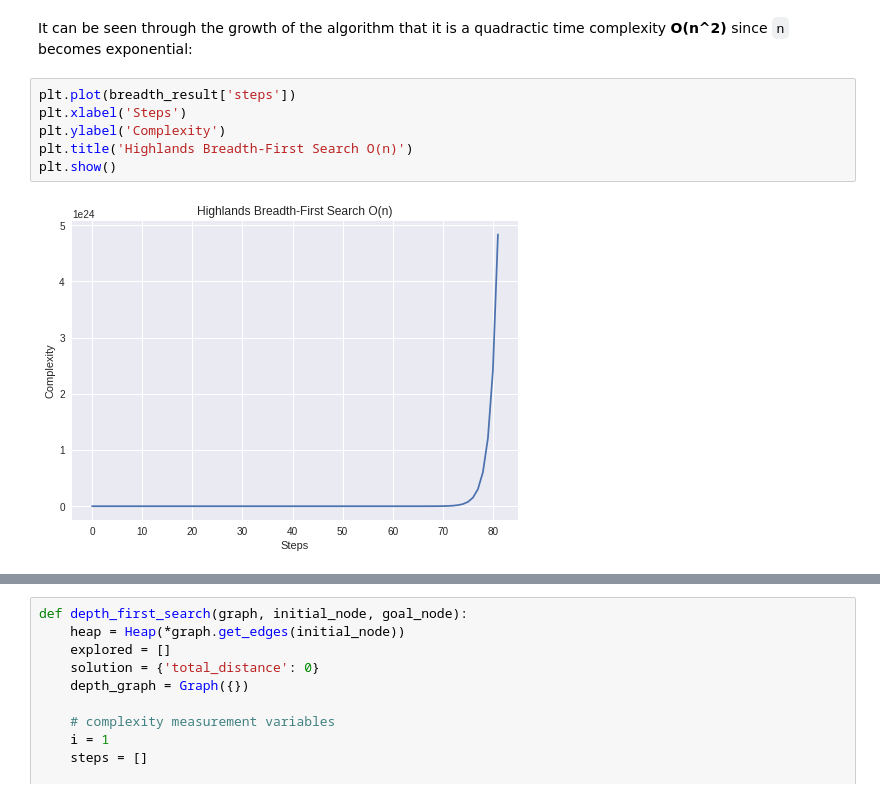
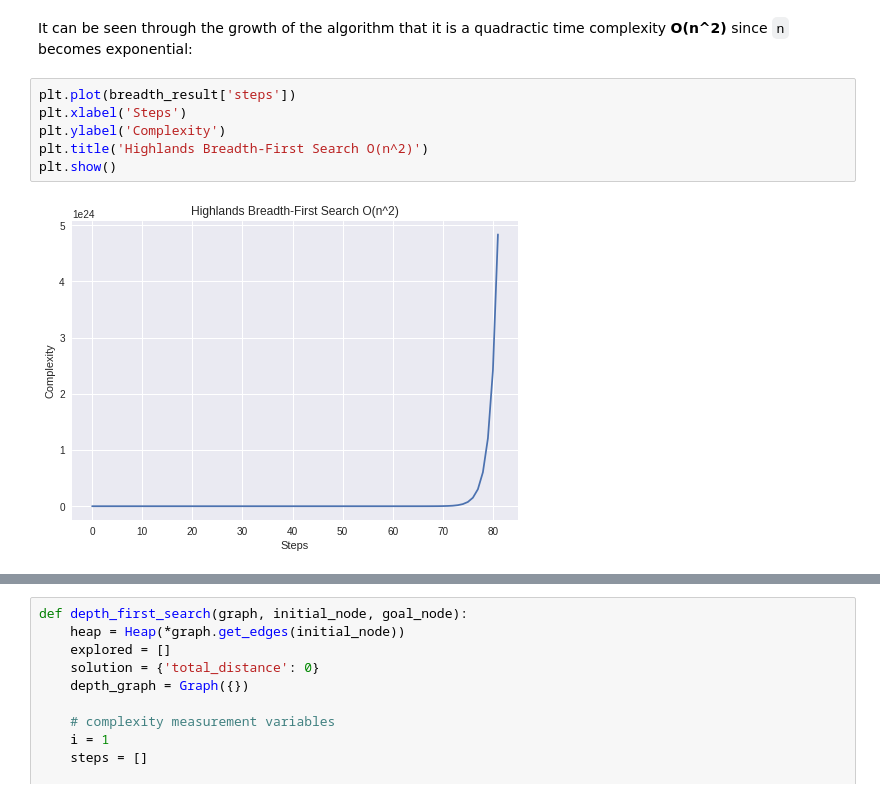
Before and after one commit to brunolcarli/GooGraph, a Jupyter notebook: graph_search.ipynb, the cells around one changed output, grey strips where cells are left out. Drawn from its saved outputs; the diff is of its cells as text.

```diff
--- a/graph_search.ipynb
+++ b/graph_search.ipynb
@@ -465,11 +465,11 @@ It can be seen through the growth of the algorithm that it is a quadractic time
 # %%
 plt.plot(breadth_result['steps'])
 plt.xlabel('Steps')
 plt.ylabel('Complexity')
-plt.title('Highlands Breadth-First Search O(n)')
+plt.title('Highlands Breadth-First Search O(n^2)')
 plt.show()
 # %% [output]
-[figure, old version]
+[figure, new version]
 # %% [markdown]
 ## Depth-first search
 
```
Also changed, not shown: parts of 20 cells of this notebook.
